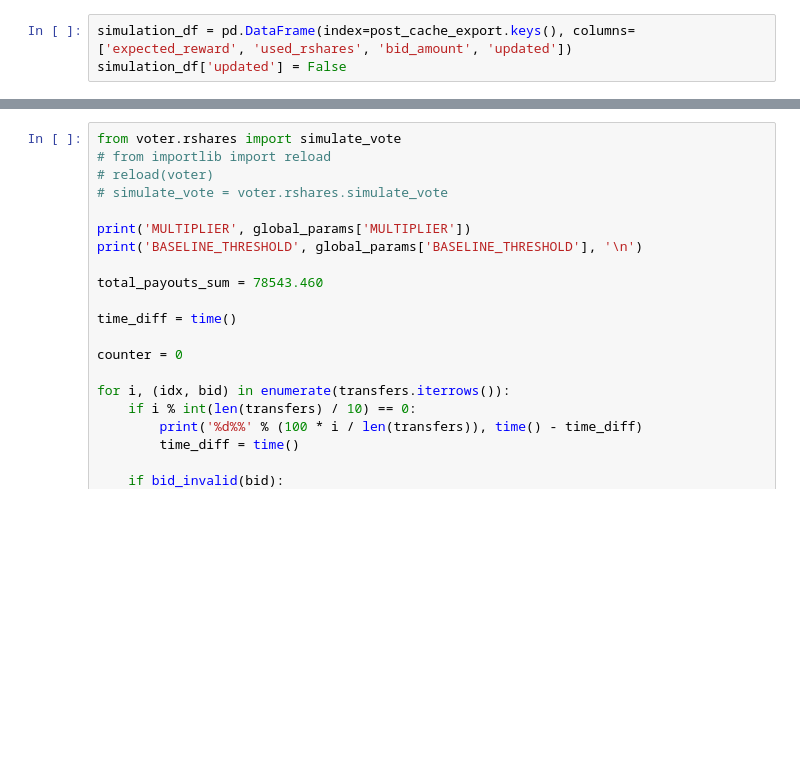
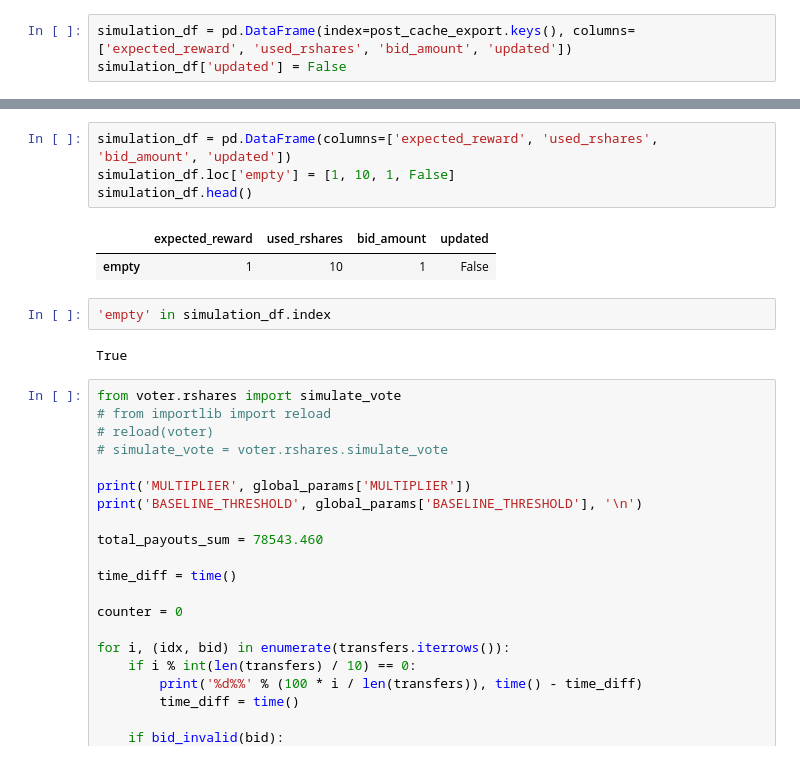
Before and after one commit to hrosspet/voterbot, a Jupyter notebook: nbs/simulation.ipynb, the cells around one changed output, grey strips where cells are left out. Drawn from its saved outputs; the diff is of its cells as text; blank space fills up the shorter version.

```diff
--- a/nbs/simulation.ipynb
+++ b/nbs/simulation.ipynb
@@ -244,3 +275,14 @@ simulation_df['updated'] = False
+# %%
+simulation_df = pd.DataFrame(columns=['expected_reward', 'used_rshares', 'bid_amount', 'updated'])
+simulation_df.loc['empty'] = [1, 10, 1, False]
+simulation_df.head()
+# %% [output]
+|  | expected_reward | used_rshares | bid_amount | updated |
+| empty | 1 | 10 | 1 | False |
+# %%
+'empty' in simulation_df.index
+# %% [output]
+True
 # %%
 from voter.rshares import simulate_vote
 # from importlib import reload
```
Also changed, not shown: parts of 6 cells of this notebook, 2 other files.
